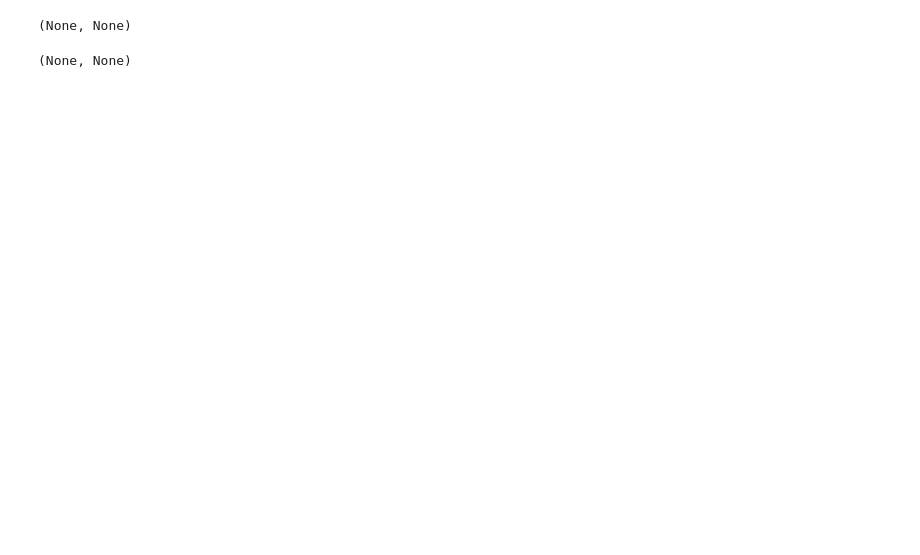
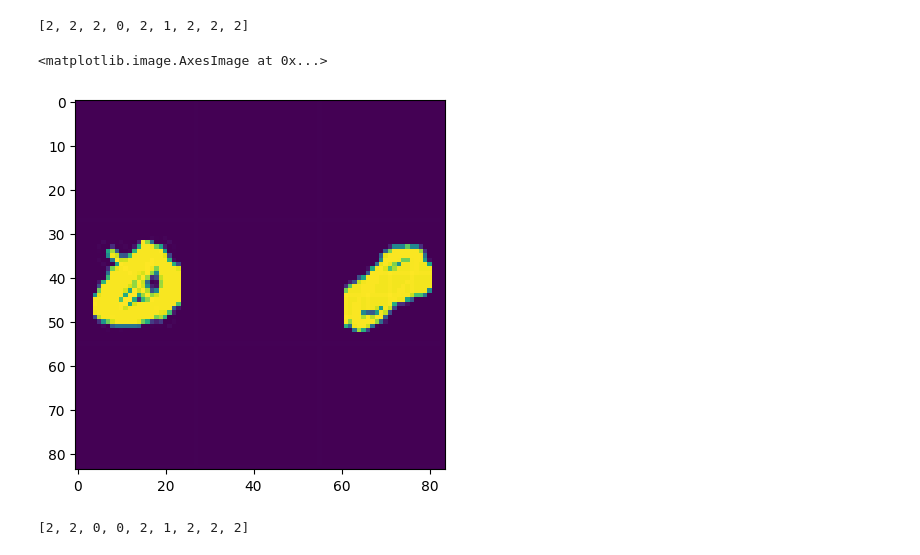
Before and after one commit to Divyanshsingh1910/tic-tac-toe_player-agent, a Jupyter notebook: test_m.ipynb, the cells around one changed output. Saved outputs shown, nothing was run; the diff lists cells and outputs as text; code cells hidden in the pictures; blank space fills up the shorter version.

```diff
--- a/test_m.ipynb
+++ b/test_m.ipynb
@@ -15,10 +15,14 @@ plt.imshow(img)
 # %%
-user = "O"
+user = "X"
-# %%
-player_main([0, 1, 2, 0, 1, 2, 1, 2, 2], 'X')
-# %% [output]
-(None, None)
-# %%
-player_main([2, 2, 2, 2, 0, 2, 2, 2, 2], user)
-# %% [output]
-(None, None)
+# %%
+querry = player_main(querry, user)[0]
+# %%
+querry
+# %% [output]
+[2, 2, 2, 0, 2, 1, 2, 2, 2]
+# %%
+img = generate_image(querry)
+plt.imshow(img)
+# %% [output]
+<matplotlib.image.AxesImage at 0x...>
+[figure, added]
@@ -25,3 +31,7 @@ player_main([2, 2, 2, 2, 0, 2, 2, 2, 2], user)
+# %%
+querry
+# %% [output]
+[2, 2, 0, 0, 2, 1, 2, 2, 2]
 # %%
 img = generate_image(querry)
 plt.imshow(img)
```
Also changed, not shown: parts of 3 cells of this notebook, 2 other files.
